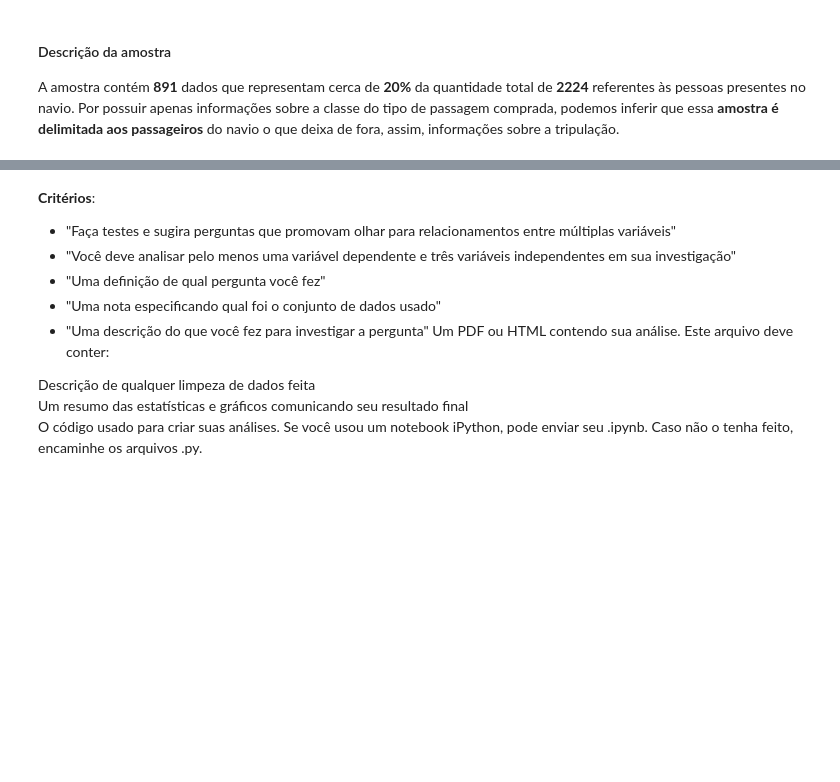
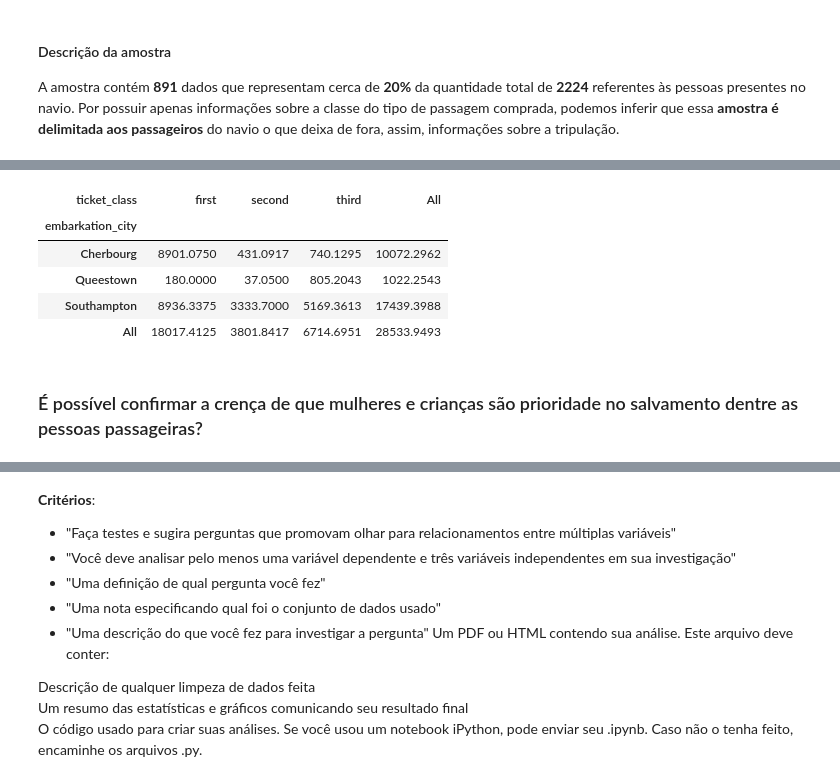
Before and after one commit to aguiarsouzatiz/udacity-nanodegree-data-science, a Jupyter notebook: 02 Data Analysis Titanic Data/data_analysis_titanic_data.ipynb, the cells around one changed output, grey strips where cells are left out. Saved outputs shown, nothing was run; the diff lists cells and outputs as text; code cells hidden in the pictures; blank space fills up the shorter version.

```diff
--- a/02 Data Analysis Titanic Data/data_analysis_titanic_data.ipynb
+++ b/02 Data Analysis Titanic Data/data_analysis_titanic_data.ipynb
@@ -83,3 +89,24 @@ tab.format_table(data_titanic.head(10))
+# %%
+# destino das pessoas
+survivors = data_titanic.query('survived == "yes"')
+victims = data_titanic.query('survived == "no"')
+
+# viajantes sós vs acompanhados
+alone = data_titanic.query('siblings_or_spouses == 0 and parents_or_children == 0')
+group = data_titanic.query('siblings_or_spouses != 0 and parents_or_children != 0')
+data_titanic['companion'] = pd.DataFrame({'companion':['alone']*len(alone.index)}, index=alone.index)
+data_titanic['companion'].fillna('group', inplace=True)
+
+# embarque
+embarkation_cities = data_titanic.query('embarkation_city != "not_provided"')
+
+# idade
+data_titanic['maturity'] = data_titanic['age'].apply(lambda age: 'adult' if age < 18 else 'child')
+adults = data_titanic.query('age > 18')
+kids = data_titanic.query('age <= 18')
+
+# cruzamentos entre conjunto de dados
+companion_x_destiny = pd.crosstab(data_titanic['companion'], data_titanic['survived'], normalize='all')
 # %% [markdown]
 #### Descrição da amostra
 A amostra contém **891** dados que representam cerca de **20%** da quantidade total de **2224** referentes às pessoas presentes no navio. Por possuir apenas informações sobre a classe do tipo de passagem comprada, podemos inferir que essa **amostra é delimitada aos passageiros** do navio o que deixa de fora, assim, informações sobre a tripulação.
@@ -178,0 +214,10 @@ sns.clustermap(dsf)
+# %%
+pd.crosstab(index=embarkation_cities['embarkation_city'], columns=embarkation_cities['ticket_class'],\
+            values=embarkation_cities['fare'], aggfunc='sum', margins=True, )
+# %% [output]
+| ticket_class | first | second | third | All |
+| embarkation_city |  |  |  |  |
+| Cherbourg | 8901.0750 | 431.0917 | 740.1295 | 10072.2962 |
+| Queestown | 180.0000 | 37.0500 | 805.2043 | 1022.2543 |
+| Southampton | 8936.3375 | 3333.7000 | 5169.3613 | 17439.3988 |
+| All | 18017.4125 | 3801.8417 | 6714.6951 | 28533.9493 |
@@ -178,0 +230,2 @@ sns.clustermap(dsf)
+# %% [markdown]
+### É possível confirmar a crença de que mulheres e crianças são prioridade no salvamento dentre as pessoas passageiras?
```
Also changed, not shown: parts of 50 cells of this notebook, 1 other file.
